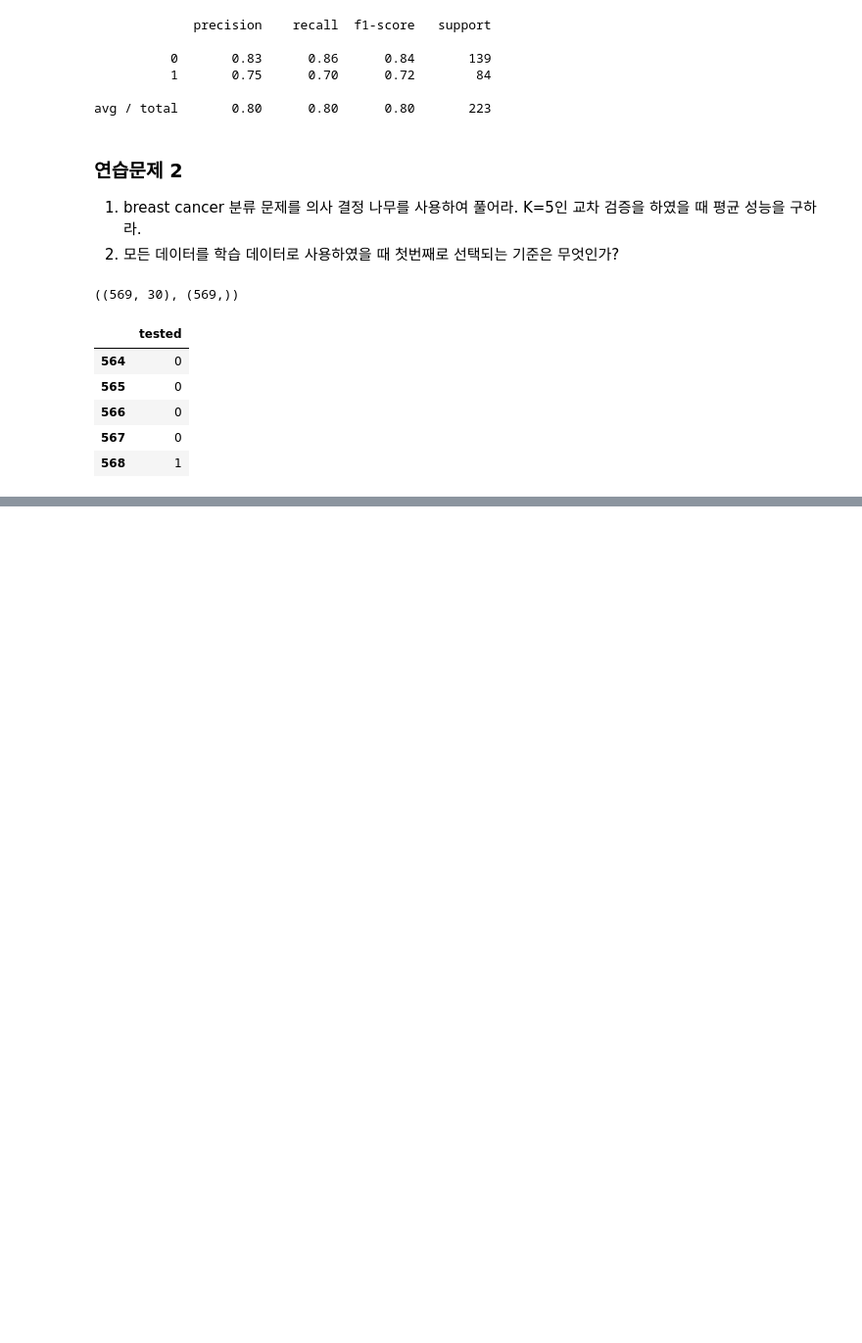
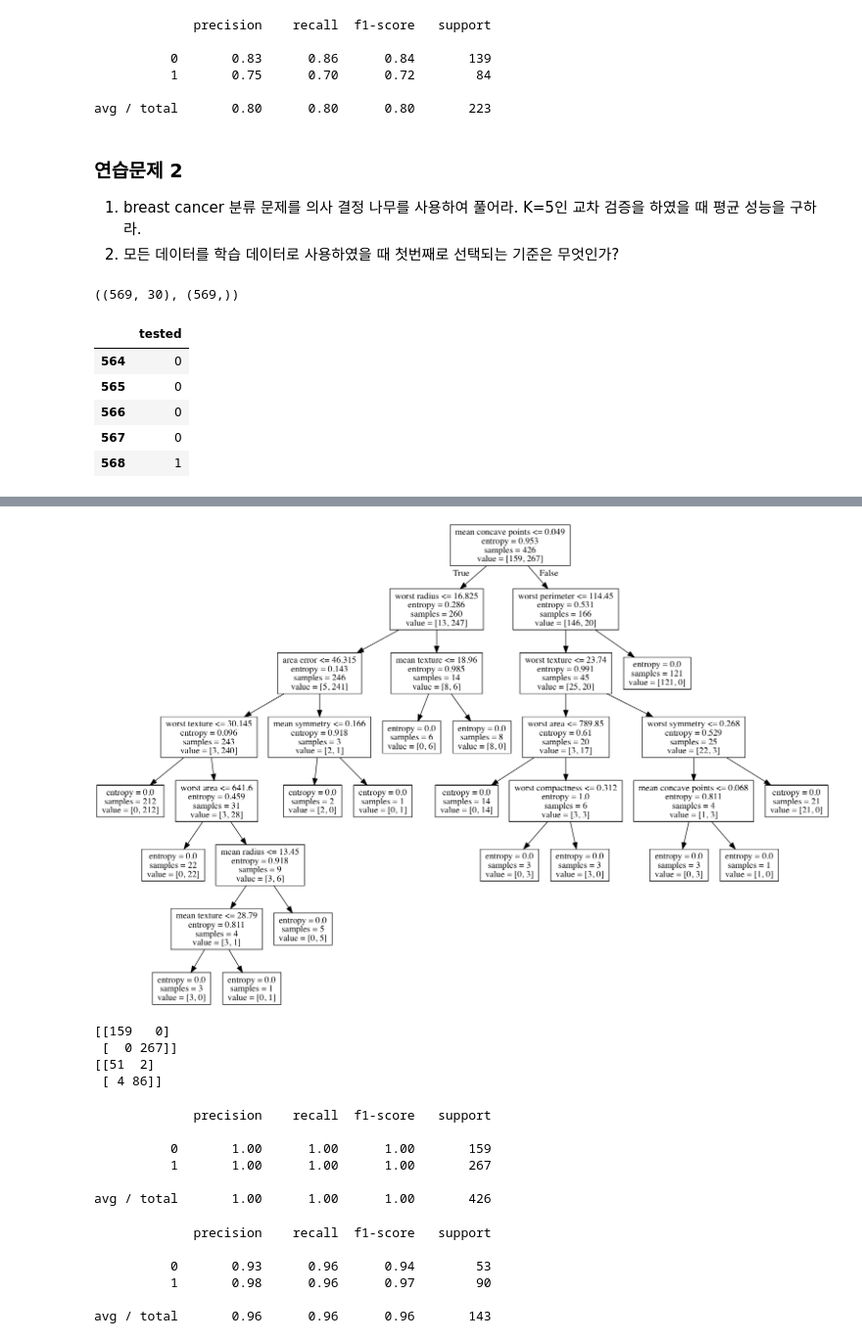
Before and after one commit to seokyeongheo/TIL, a Jupyter notebook: 06_classification/05_decisiontree.ipynb, the cells around one changed output, grey strips where cells are left out. Shown at 98% size. Saved outputs shown, nothing was run; the diff lists cells and outputs as text; code cells hidden in the pictures; blank space fills up the shorter version.

```diff
--- a/06_classification/05_decisiontree.ipynb
+++ b/06_classification/05_decisiontree.ipynb
@@ -437,0 +476,34 @@ dfy2.tail()
+# %%
+command_buf = io.StringIO()
+export_graphviz(model_cancer, out_file=command_buf, feature_names=list(breast.feature_names))
+graph = pydot.graph_from_dot_data(command_buf.getvalue())[0]
+image = graph.create_png()
+Image(image)
+# %% [output]
+[figure, added]
+# %%
+print(confusion_matrix(y_train, model_cancer.predict(X_train)))
+print(confusion_matrix(y_test, model_cancer.predict(X_test)))
+# %% [output]
+[[159   0]
+ [  0 267]]
+[[51  2]
+ [ 4 86]]
+# %%
+print(classification_report(y_train, model_cancer.predict(X_train)))
+# %% [output]
+             precision    recall  f1-score   support
+
+          0       1.00      1.00      1.00       159
+          1       1.00      1.00      1.00       267
+
+avg / total       1.00      1.00      1.00       426
+# %%
+print(classification_report(y_test, model_cancer.predict(X_test)))
+# %% [output]
+             precision    recall  f1-score   support
+
+          0       0.93      0.96      0.94        53
+          1       0.98      0.96      0.97        90
+
+avg / total       0.96      0.96      0.96       143
```
Also changed, not shown: parts of 3 cells of this notebook.
